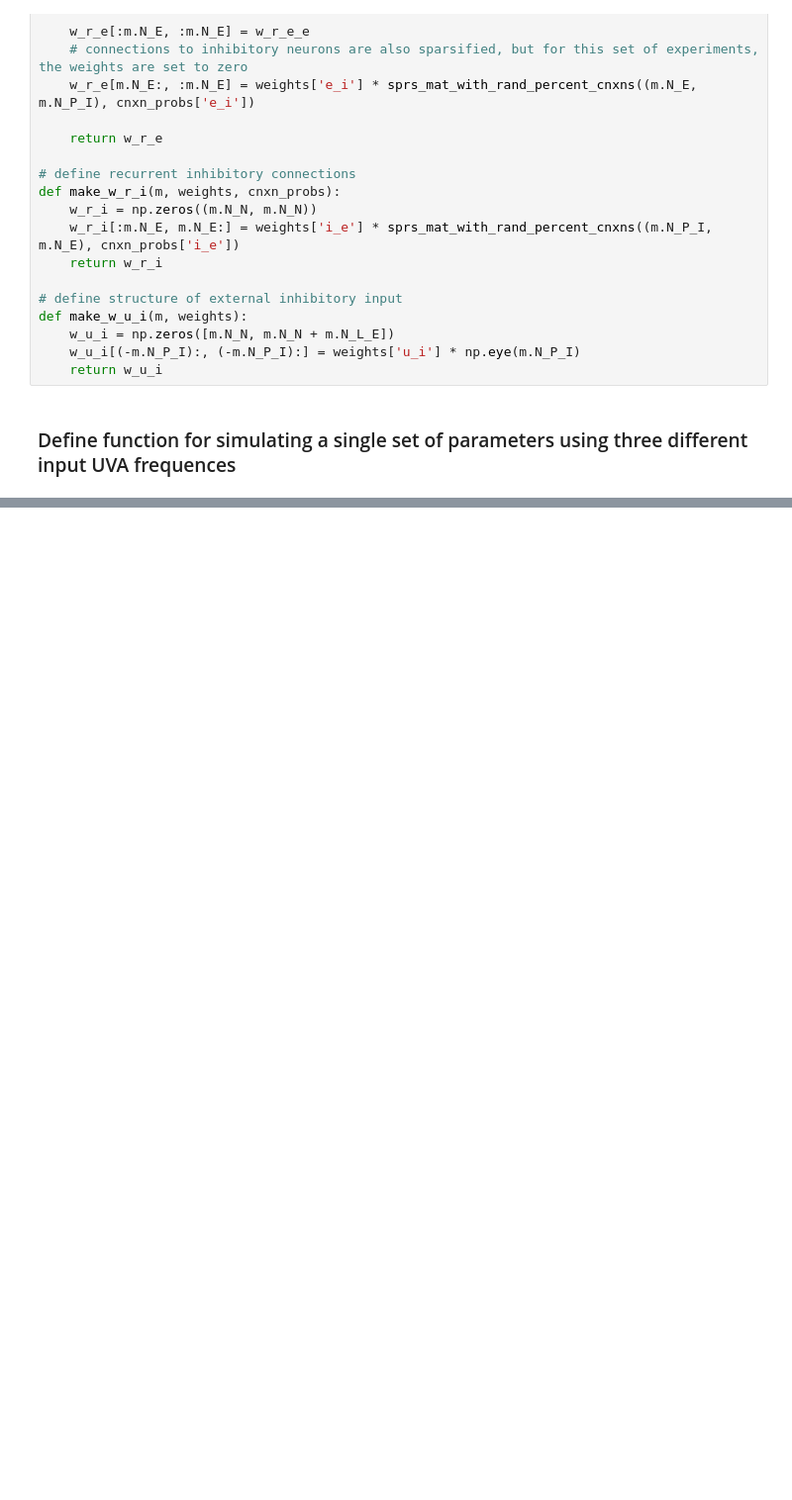
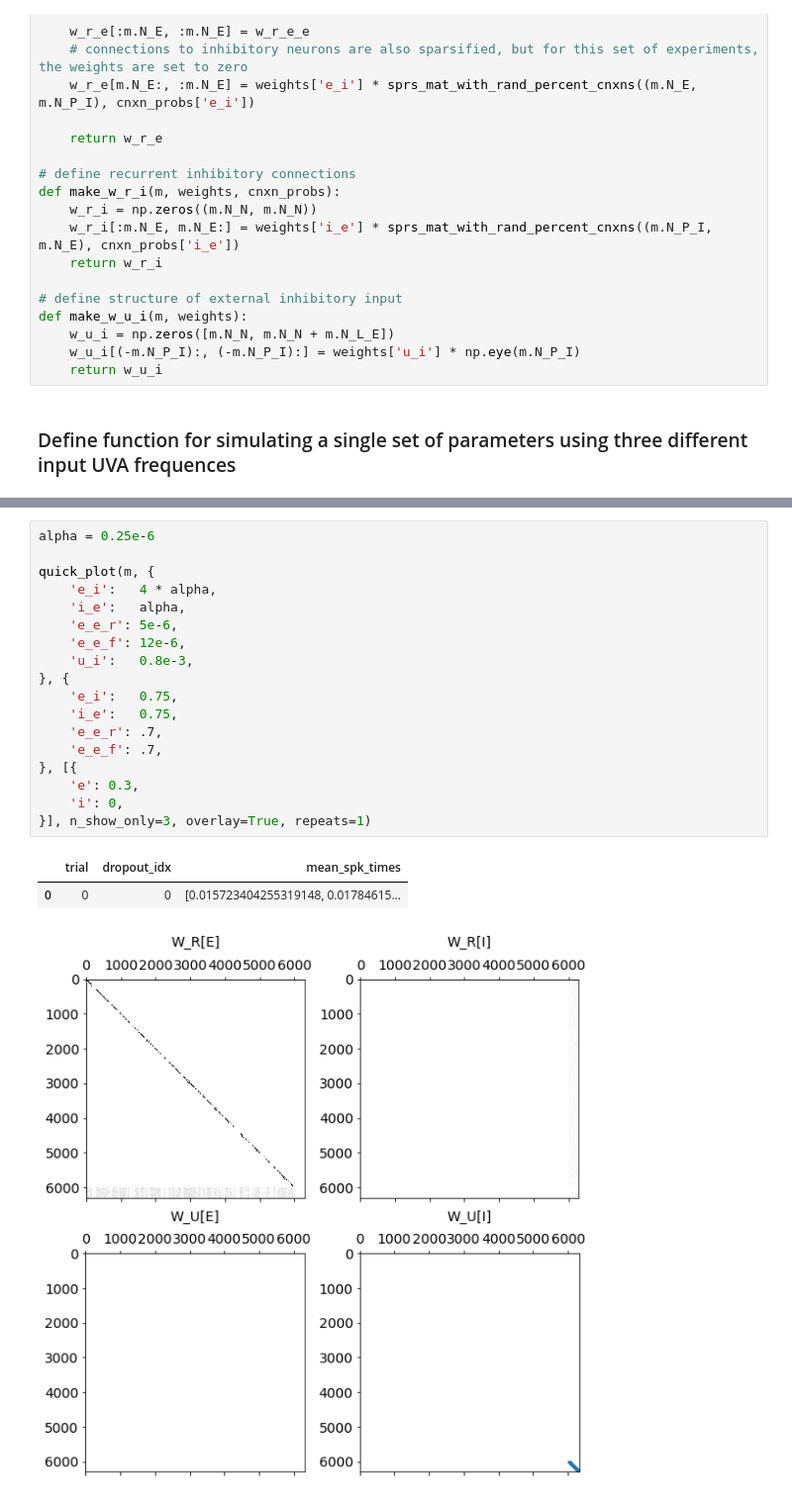
Before and after one commit to davidgbe/for_the_birds, a Jupyter notebook: realistic_synfire_chain_dropout.ipynb, the cells around one changed output, grey strips where cells are left out. Shown at 99% size. Cells and saved outputs as stored; diff of their text form; blank space fills up the shorter version.

```diff
--- a/realistic_synfire_chain_dropout.ipynb
+++ b/realistic_synfire_chain_dropout.ipynb
@@ -490,0 +573,22 @@ array([ 1.,  1., nan,  1., nan, nan,  1.,  1.,  1.,  1.])
+# %%
+alpha = 0.25e-6
+
+quick_plot(m, {
+    'e_i':   4 * alpha,
+    'i_e':   alpha,
+    'e_e_r': 5e-6,
+    'e_e_f': 12e-6,
+    'u_i':   0.8e-3,
+}, {
+    'e_i':   0.75,
+    'i_e':   0.75,
+    'e_e_r': .7,
+    'e_e_f': .7,
+}, [{
+    'e': 0.3,
+    'i': 0,
+}], n_show_only=3, overlay=True, repeats=1)
+# %% [output]
+|  | trial | dropout_idx | mean_spk_times |
+| 0 | 0 | 0 | [0.015723404255319148, 0.01784615... |
+[figure, added]
```
Also changed, not shown: parts of 11 cells of this notebook, 1 other file.
